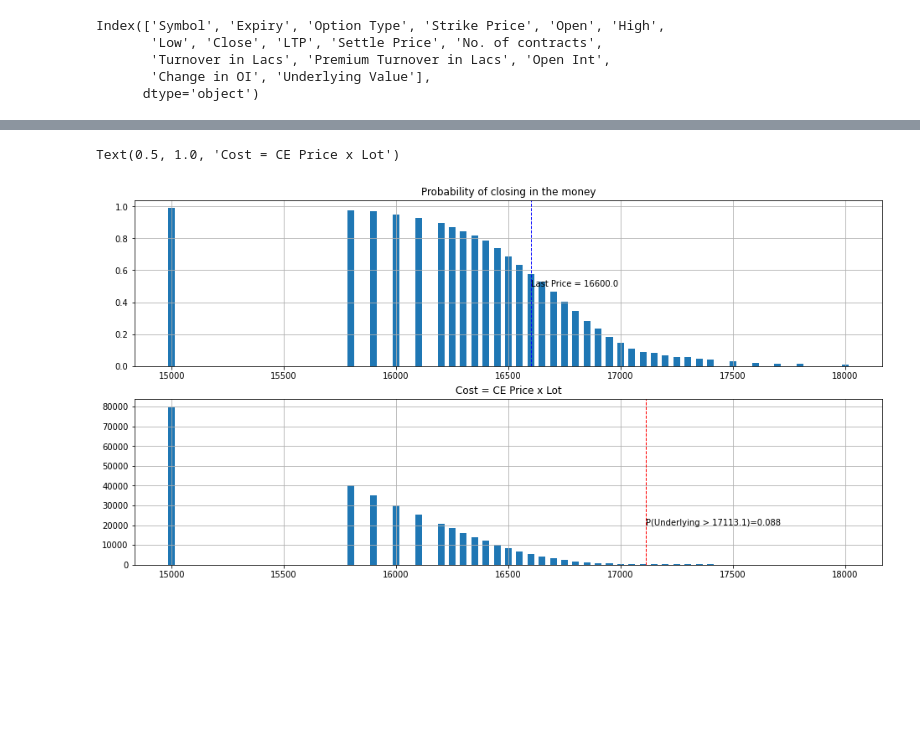
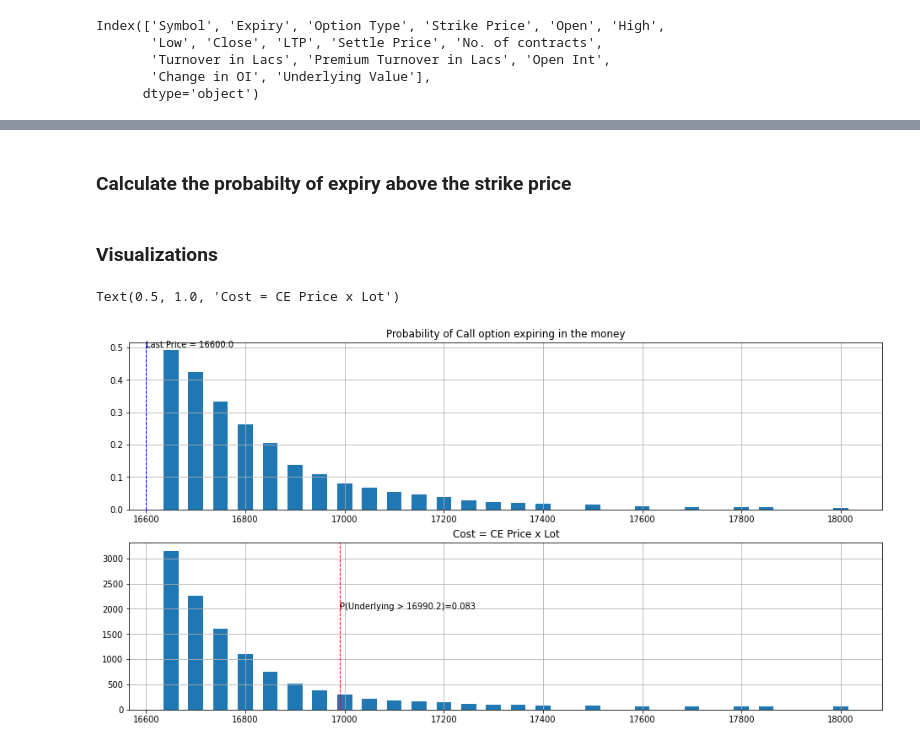
Before and after one commit to shayanrc/Mid-Covid-Market-Analysis, a Jupyter notebook: NIFTY_Options_Opportunity_Analysis.ipynb, the cells around one changed output, grey strips where cells are left out. Drawn from its saved outputs; the diff is of its cells as text; code cells hidden in the pictures; blank space fills up the shorter version.

```diff
--- a/NIFTY_Options_Opportunity_Analysis.ipynb
+++ b/NIFTY_Options_Opportunity_Analysis.ipynb
@@ -56,5 +77,5 @@ Rate of Change Analysis
 # %%
-trade_days_left = 6 # used as window size
+trade_days_left = 4 # used as window size
 period_change = data_df.Close.rolling(trade_days_left).apply(lambda x: (x[-1]-x[0])/x[0]).dropna()
 plt.hist(period_change, bins=15, range=(-0.2,0.2))
 plt.grid()
@@ -196,30 +192,71 @@ strike_price_pe = pe_df['Strike Price'].values
+# %% [markdown]
+### Calculate the probabilty of expiry above the strike price
+# %%
+ce_df = ce_df[ce_df['Strike Price']>last_price]
+pe_df = pe_df[pe_df['Strike Price']<last_price]
+
+# Separate out Call and Put option
+ce_df = options_df[options_df['Option Type']=='CE']
+pe_df = options_df[options_df['Option Type']=='PE']
+
+ce_df = ce_df.sort_values('Strike Price')
+pe_df = pe_df.sort_values('Strike Price')
+
+# Filter ITM options
+ce_df = ce_df[ce_df['Strike Price']>last_price]
+pe_df = pe_df[pe_df['Strike Price']<last_price]
+
+
+# Change percent
+ce_change = ((ce_df['Strike Price'] - last_price)/last_price).values
+pe_change = ((pe_df['Strike Price'] - last_price)/last_price).values
+
+# Calculate Probabilty of out of the money call options expiring in the money
+proba_atm_expiry_ce = np.zeros_like(ce_change)
+for idx in range(len(ce_df)):
+    proba_atm_expiry_ce[idx] = np.apply_along_axis(lambda x : x > ce_change[idx],
+                                                   axis=0,
+                                                   arr=period_change).mean()
+
+strike_price_ce = ce_df['Strike Price'].values
+
+# Calculate Probabilty of out of the money put options expiring in the moeny
+proba_atm_expiry_pe = np.zeros_like(pe_change)
+for idx in range(len(pe_df)):
+    proba_atm_expiry_pe[idx] = np.apply_along_axis(lambda x : x < pe_change[idx],
+                                                axis=0,
+                                                arr=period_change).mean()
+
+strike_price_pe = pe_df['Strike Price'].values
+# %% [markdown]
+### Visualizations
 # %%
 fig = plt.figure(figsize=(16,8))
 
 ax = fig.add_subplot(211)
 ax.bar(x=strike_price_ce, height=proba_atm_expiry_ce, width=30)
 ax.grid()
-ax.set_title('Probability of closing in the money')
+ax.set_title('Probability of Call option expiring in the money')
 plt.axvline(x=last_price, color='b', linewidth=1.0, linestyle='--')
 plt.text(last_price,
          0.5,
          'Last Price = %.1f'%last_price,
          rotation=0)
 ax = fig.add_subplot(212)
 ax.bar(x=strike_price_ce, height=50*ce_df['Close'].values, width=30)
 ax.grid(which='major')
 
 sigma_high = last_price*(1+expected_change_pos_sigma)
 plt.axvline(x=sigma_high, color='r', linewidth=1.0, linestyle='--')
 plt.text(sigma_high,
-         20000,
+         2000,
          'P(Underlying > %.1f)=%.3f'%(sigma_high,prob_change_pos_sigma),
          rotation=0)
 
 ax.set_title('Cost = CE Price x Lot')
 # %% [output]
 Text(0.5, 1.0, 'Cost = CE Price x Lot')
-[figure, old version]
+[figure, new version]
 # %%
 fig = plt.figure(figsize=(16,8))
 
```
Also changed, not shown: parts of 47 cells of this notebook, 1 other file.
